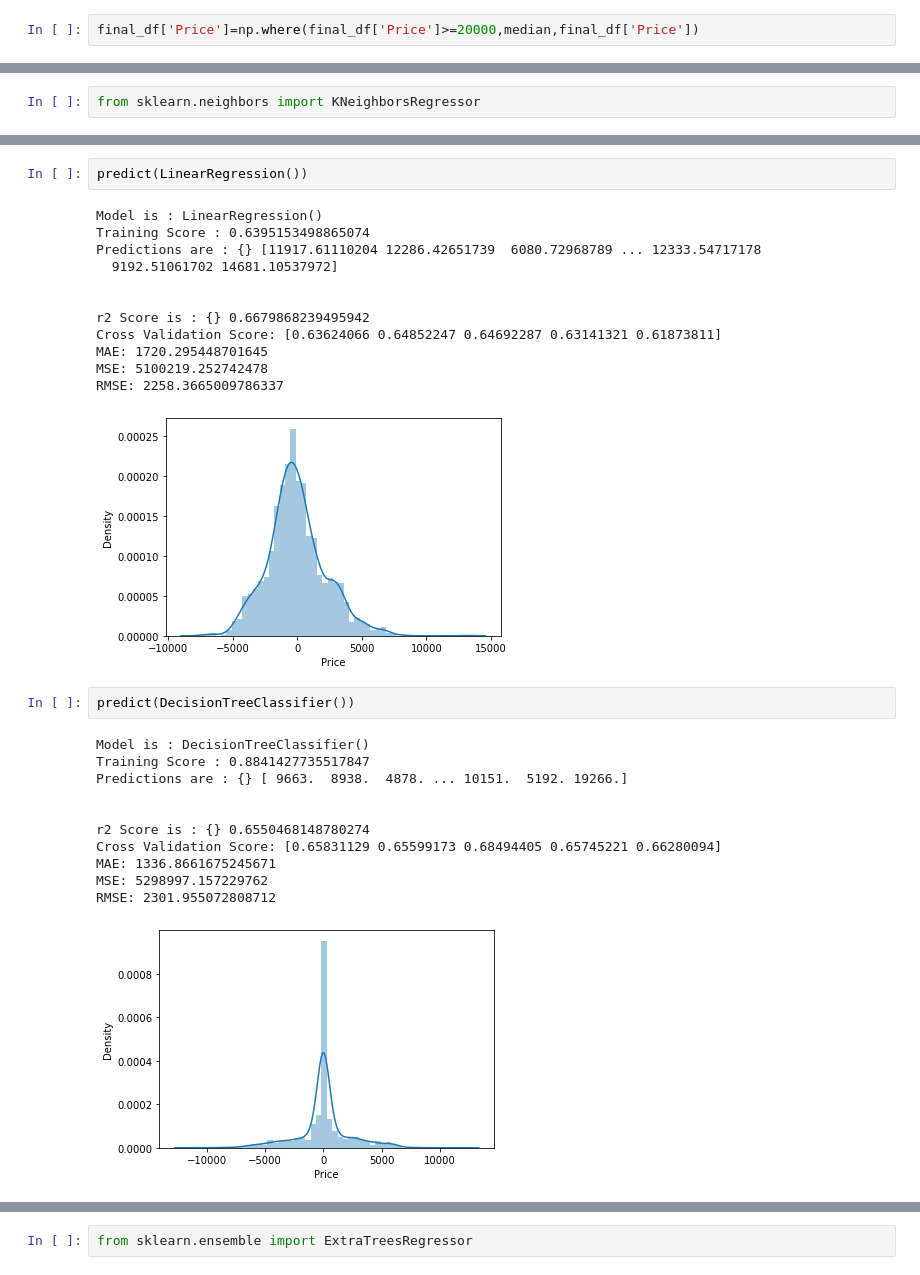
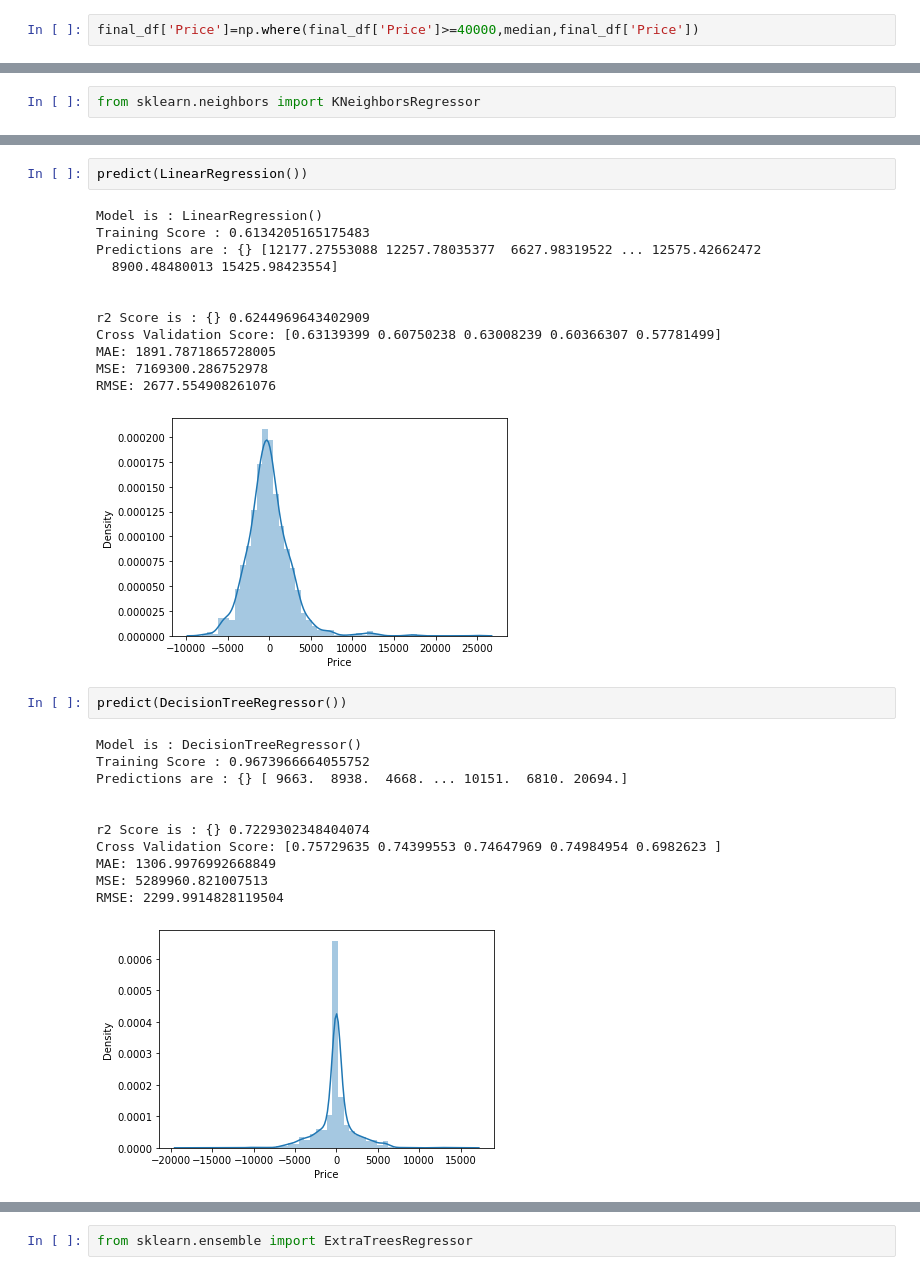
Before and after one commit to aman4718/datatrained, a Jupyter notebook: Flight_price_prediction.ipynb, the cells around one changed output, grey strips where cells are left out. Saved outputs shown, nothing was run; the diff lists cells and outputs as text.

```diff
--- a/Flight_price_prediction.ipynb
+++ b/Flight_price_prediction.ipynb
@@ -659,7 +659,7 @@ median
 # %% [output]
 8372.0
 # %%
-final_df['Price']=np.where(final_df['Price']>=20000,median,final_df['Price'])
+final_df['Price']=np.where(final_df['Price']>=40000,median,final_df['Price'])
 # %%
 check_outlier(final_df,'Price')
 # %% [output]
@@ -807,31 +807,31 @@ RMSE: 1803.8175340830462
 predict(LinearRegression())
 # %% [output]
 Model is : LinearRegression()
-Training Score : 0.6395153498865074
-Predictions are : {} [11917.61110204 12286.42651739  6080.72968789 ... 12333.54717178
-  9192.51061702 14681.10537972]
+Training Score : 0.6134205165175483
+Predictions are : {} [12177.27553088 12257.78035377  6627.98319522 ... 12575.42662472
+  8900.48480013 15425.98423554]
 
 
-r2 Score is : {} 0.6679868239495942
-Cross Validation Score: [0.63624066 0.64852247 0.64692287 0.63141321 0.61873811]
-MAE: 1720.295448701645
-MSE: 5100219.252742478
-RMSE: 2258.3665009786337
+r2 Score is : {} 0.6244969643402909
+Cross Validation Score: [0.63139399 0.60750238 0.63008239 0.60366307 0.57781499]
+MAE: 1891.7871865728005
+MSE: 7169300.286752978
+RMSE: 2677.554908261076
-[figure, old version]
+[figure, new version]
 # %%
-predict(DecisionTreeClassifier())
+predict(DecisionTreeRegressor())
 # %% [output]
-Model is : DecisionTreeClassifier()
-Training Score : 0.8841427735517847
-Predictions are : {} [ 9663.  8938.  4878. ... 10151.  5192. 19266.]
+Model is : DecisionTreeRegressor()
+Training Score : 0.9673966664055752
+Predictions are : {} [ 9663.  8938.  4668. ... 10151.  6810. 20694.]
 
 
-r2 Score is : {} 0.6550468148780274
-Cross Validation Score: [0.65831129 0.65599173 0.68494405 0.65745221 0.66280094]
-MAE: 1336.8661675245671
-MSE: 5298997.157229762
-RMSE: 2301.955072808712
+r2 Score is : {} 0.7229302348404074
+Cross Validation Score: [0.75729635 0.74399553 0.74647969 0.74984954 0.6982623 ]
+MAE: 1306.9976992668849
+MSE: 5289960.821007513
+RMSE: 2299.9914828119504
-[figure, old version]
+[figure, new version]
 # %%
 from sklearn.svm import SVR
 predict(SVR())
```
Also changed, not shown: parts of 15 cells of this notebook.
